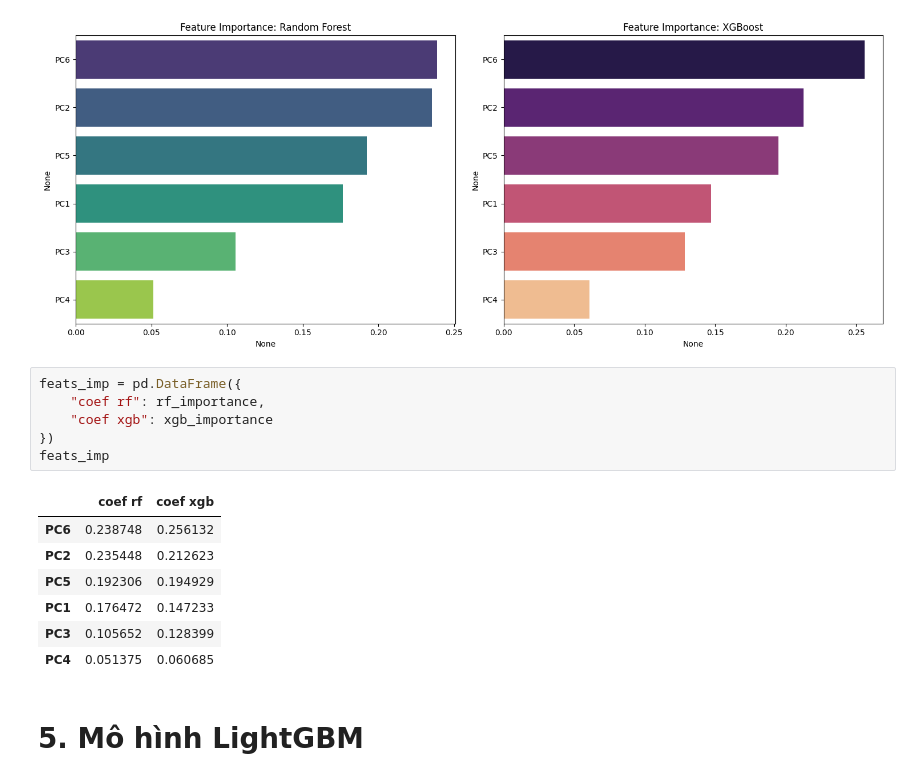
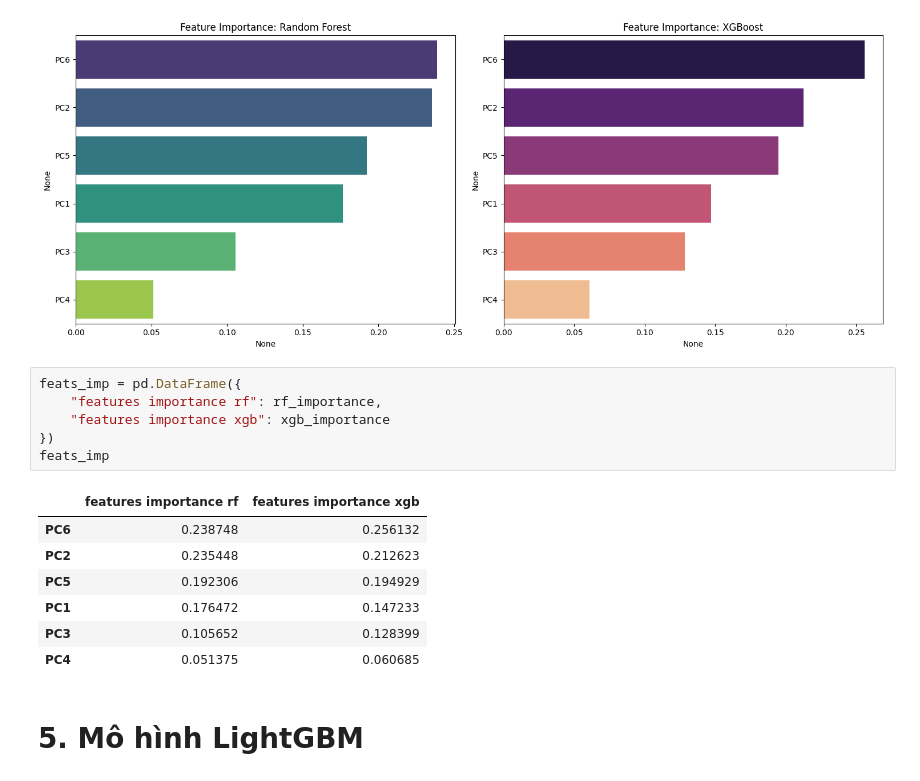
Before and after one commit to Brozic2908/Global-Migration-Project, a Jupyter notebook: src/08_machine_learning_models.ipynb, the cells around one changed output. Drawn from its saved outputs; the diff is of its cells as text.

Commit message:
Xuat features importance

```diff
--- a/src/08_machine_learning_models.ipynb
+++ b/src/08_machine_learning_models.ipynb
@@ -114,12 +114,12 @@ Passing `palette` without assigning `hue` is deprecated and will be removed in v
 [figure]
 # %%
 feats_imp = pd.DataFrame({
-    "coef rf": rf_importance,
-    "coef xgb": xgb_importance
+    "features importance rf": rf_importance,
+    "features importance xgb": xgb_importance
 })
 feats_imp
 # %% [output]
-|  | coef rf | coef xgb |
+|  | features importance rf | features importance xgb |
 | PC6 | 0.238748 | 0.256132 |
 | PC2 | 0.235448 | 0.212623 |
 | PC5 | 0.192306 | 0.194929 |
```
